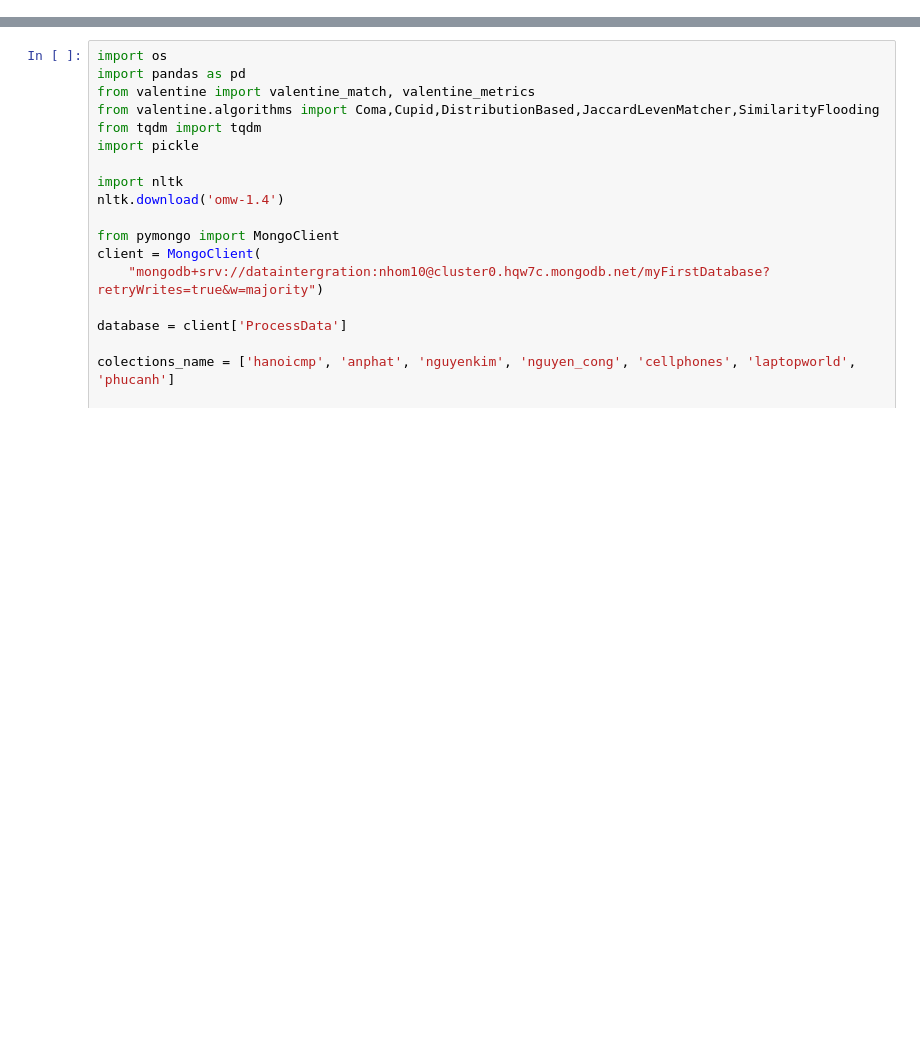
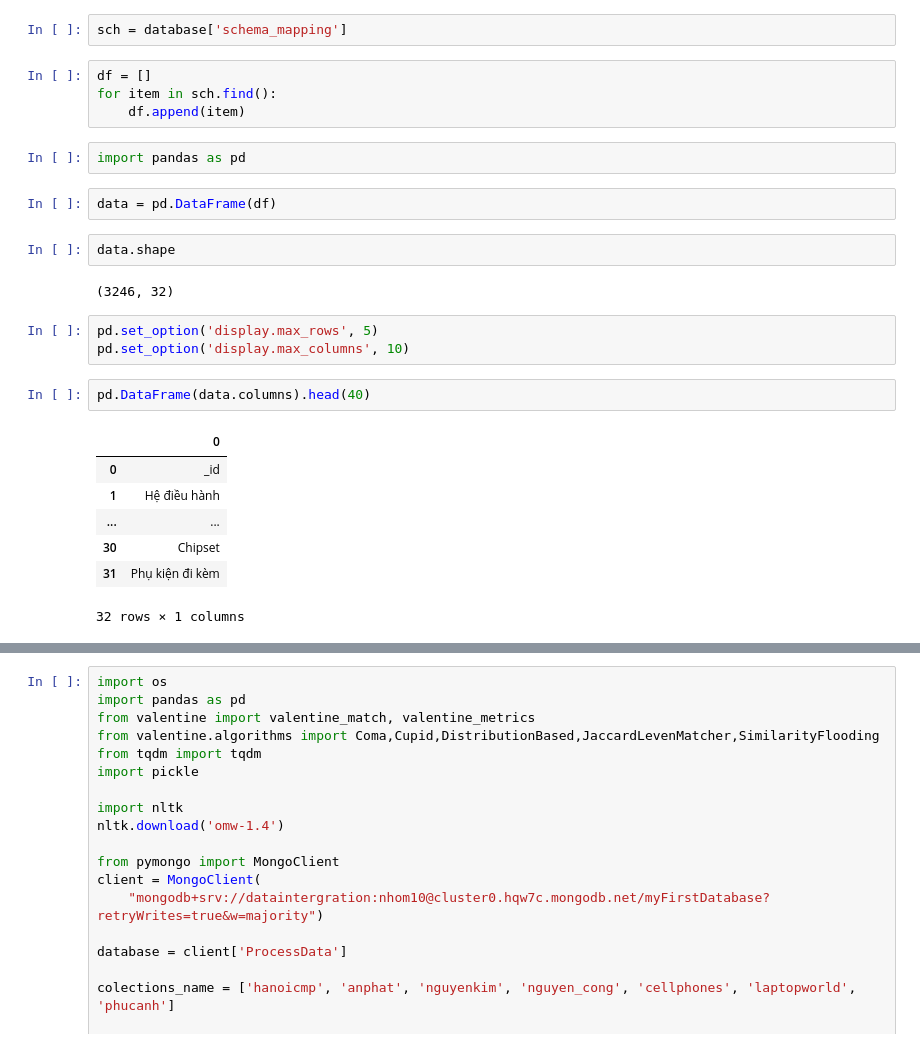
Before and after one commit to daominhkhanh20/DataIntergration, a Jupyter notebook: src/schema_mapping/mapping.ipynb, the cells around one changed output, grey strips where cells are left out. Saved outputs shown, nothing was run; the diff lists cells and outputs as text; blank space fills up the shorter version.

```diff
--- a/src/schema_mapping/mapping.ipynb
+++ b/src/schema_mapping/mapping.ipynb
@@ -0,0 +9,27 @@
+# %%
+sch = database['schema_mapping']
+# %%
+df = []
+for item in sch.find():
+    df.append(item)
+# %%
+import pandas as pd
+# %%
+data = pd.DataFrame(df)
+# %%
+data.shape
+# %% [output]
+(3246, 32)
+# %%
+pd.set_option('display.max_rows', 5)
+pd.set_option('display.max_columns', 10)
+# %%
+pd.DataFrame(data.columns).head(40)
+# %% [output]
+|  | 0 |
+| 0 | _id |
+| 1 | Hệ điều hành |
+| ... | ... |
+| 30 | Chipset |
+| 31 | Phụ kiện đi kèm |
+32 rows × 1 columns
```
Also changed, not shown: parts of 8 cells of this notebook, 4 other files.
